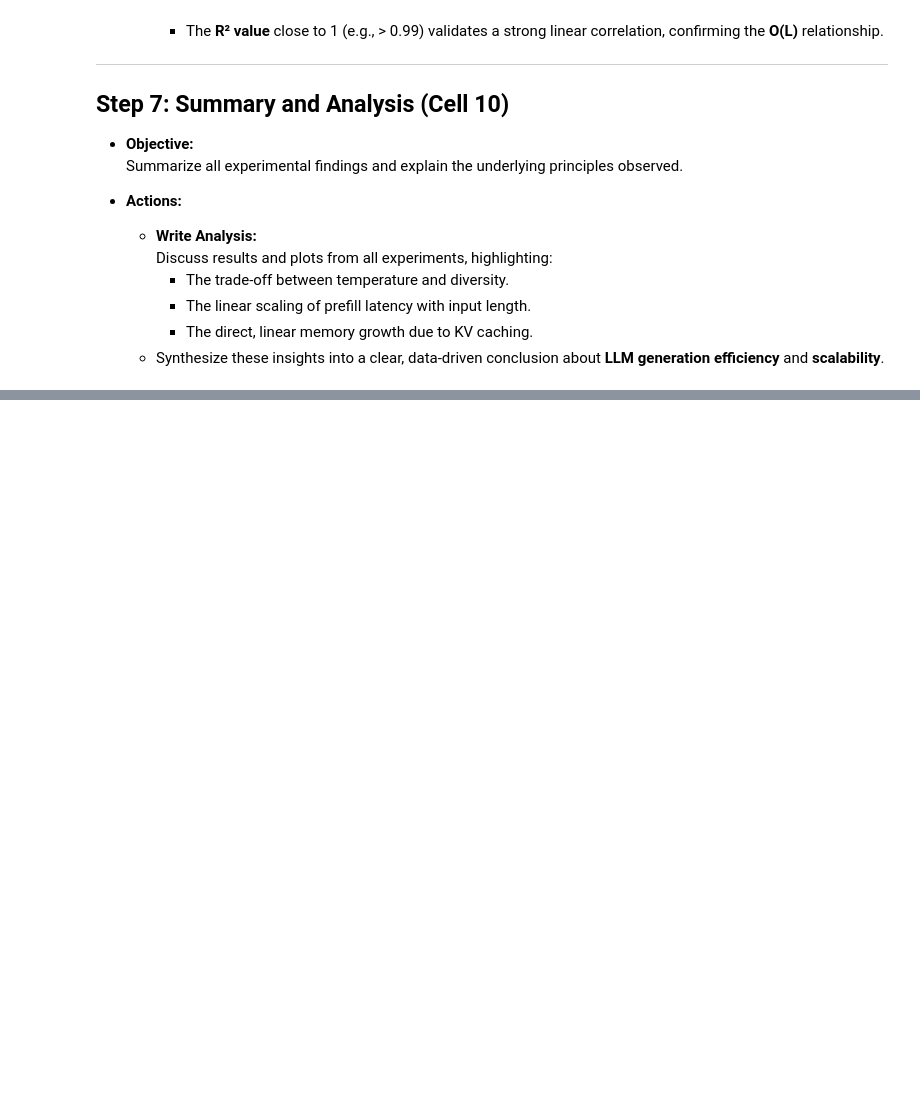
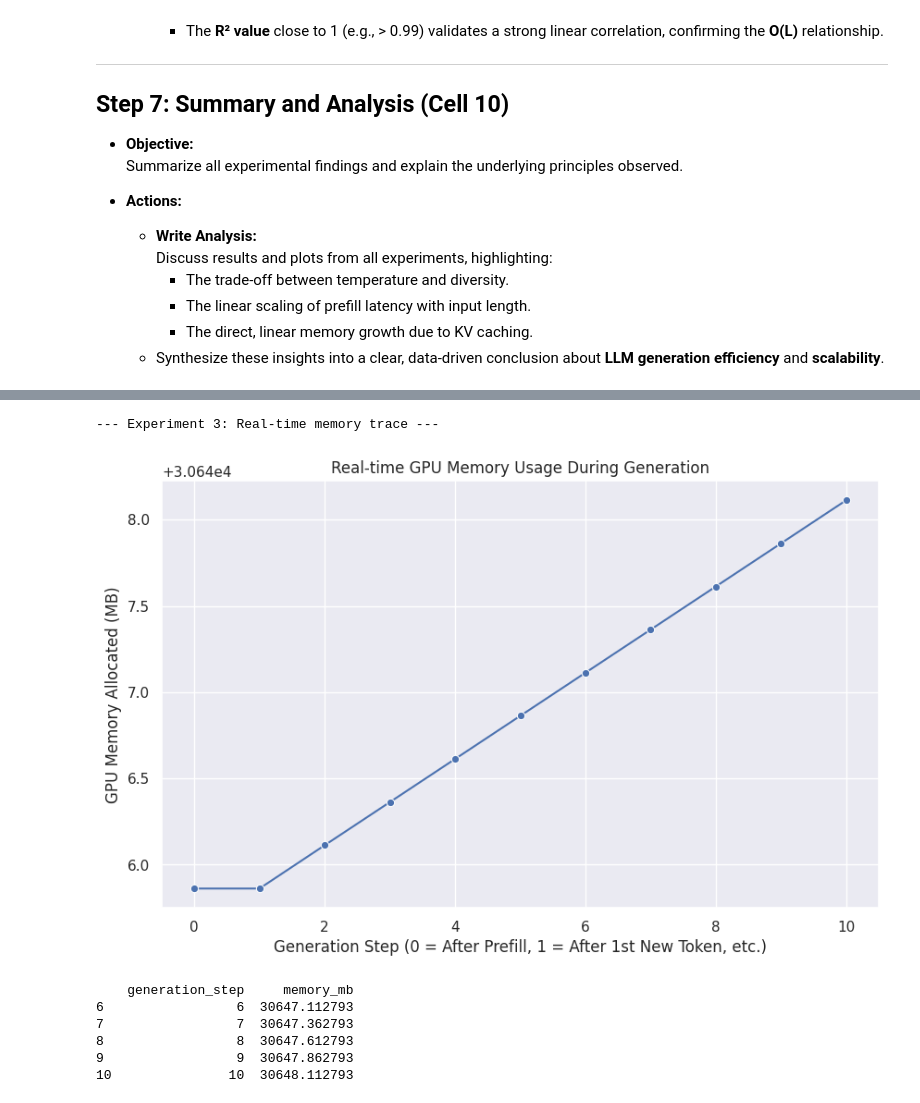
Before and after one commit to Bluefin-Tuna/CS4803-EML, a Jupyter notebook: p4/Lab_task1_template.ipynb, the cells around one changed output, grey strips where cells are left out. Cells and saved outputs as stored; diff of their text form; code cells hidden in the pictures; blank space fills up the shorter version.

```diff
--- a/p4/Lab_task1_template.ipynb
+++ b/p4/Lab_task1_template.ipynb
@@ -298,55 +311,72 @@ plt.show()
 # %%
 ### Cell 8: Experiment 3 - Real-time GPU Memory Usage During Generation
 print("--- Experiment 3: Real-time memory trace ---")
 
 df_memory_steps = pd.DataFrame()
 
 if DEVICE.type != "cuda":
     print("Skipped: requires GPU trace from the previous cell.")
 else:
     MAX_GENERATION_LENGTH = 10
     PROMPT = "The sum of 2 and 2 is "
-    INPUT_LENGTH = tokenizer.encode(PROMPT, return_tensors="pt").shape[1]
-
-    # TODO: prepare input_ids at the specified length
-    input_ids = tokenizer.encode(PROMPT, return_tensors="pt").to(DEVICE)
+    inputs = tokenizer(PROMPT, return_tensors="pt").to(DEVICE)
+    INPUT_LENGTH = inputs['input_ids'].shape[1]
 
     class MemoryUsageCallback(StoppingCriteria):
         def __init__(self, device):
             self.device = device
-            self.memory_usage = []
+            self.memory_usage_mb = []
+            self.initial_memory_captured = False
 
         def __call__(self, input_ids, scores, **kwargs):
-            self.memory_usage.append(torch.cuda.memory_allocated(self.device) / 1024**2)
+            if not self.initial_memory_captured:
+                self.memory_usage_mb.append(torch.cuda.memory_allocated(self.device) / 1024**2)
+                self.initial_memory_captured = True
+            self.memory_usage_mb.append(torch.cuda.memory_allocated(self.device) / 1024**2)
             return False
 
-        def increases_mb(self):
-            return self.memory_usage
+        def get_memory_trace(self):
+            return self.memory_usage_mb
 
+    NUM_WARMUP_GEN = 5
+    MAX_NEW_TOKENS_WARMUP = 10
+
+    for _ in range(NUM_WARMUP_GEN):
+        with torch.no_grad():
+            model.generate(inputs['input_ids'], attention_mask=inputs['attention_mask'], max_new_tokens=MAX_NEW_TOKENS_WARMUP)
+
+    torch.cuda.empty_cache()
     callback = MemoryUsageCallback(DEVICE)
 
-    # TODO: run warmup generation without callback
-    for _ in range(NUM_WARMUP):
-        with torch.no_grad():
-            model.generate(input_ids, max_new_tokens=MAX_NEW_TOKENS)
+    with torch.no_grad():
+        model.generate(inputs['input_ids'], attention_mask=inputs['attention_mask'], max_new_tokens=MAX_GENERATION_LENGTH, stopping_criteria=[callback])
 
-    with torch.no_grad():
-        model.generate(input_ids, max_new_tokens=MAX_NEW_TOKENS, stopping_criteria=callback)
+    memory_trace = callback.get_memory_trace()
 
-    # TODO: convert callback outputs into df_memory_steps and save CSV
-    df_memory_steps = pd.DataFrame(callback.increases_mb())
+    df_memory_steps = pd.DataFrame({
+        'generation_step': list(range(len(memory_trace))),
+        'memory_mb': memory_trace
+    })
     df_memory_steps.to_csv(f"{RESULTS_DIR}/task1_step5__memory.csv", index=False)
 
-    # TODO: plot per-token memory increase and save the figure
-    fig, ax = plt.subplots()
-    sns.lineplot(df_memory_steps)
-    ax.set_xlabel("Generation Step")
-    ax.set_ylabel("Memory Usage (MB)")
-    ax.set_title("Memory Usage During Generation")
+    fig, ax = plt.subplots(figsize=(10, 6))
+    sns.lineplot(data=df_memory_steps, x='generation_step', y='memory_mb', ax=ax, marker='o')
+    ax.set_xlabel("Generation Step (0 = After Prefill, 1 = After 1st New Token, etc.)")
+    ax.set_ylabel("GPU Memory Allocated (MB)")
+    ax.set_title("Real-time GPU Memory Usage During Generation")
     ax.grid(True)
     plt.savefig(f"{FIGURES_DIR}/task1_step5__memory.png")
     plt.show()
     print(df_memory_steps.tail())
+# %% [output]
+--- Experiment 3: Real-time memory trace ---
+[figure, added]
+    generation_step     memory_mb
+6                 6  30647.112793
+7                 7  30647.362793
+8                 8  30647.612793
+9                 9  30647.862793
+10               10  30648.112793
 # %%
 ### Cell 9: Space Complexity Verification
 print("--- Space complexity verification ---")
```
Also changed, not shown: parts of 7 cells of this notebook.
